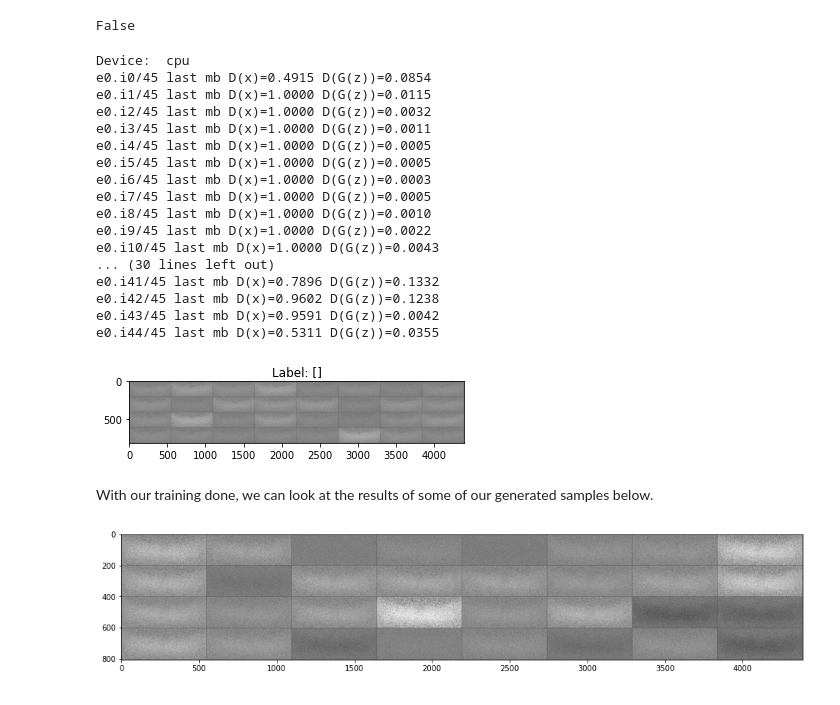
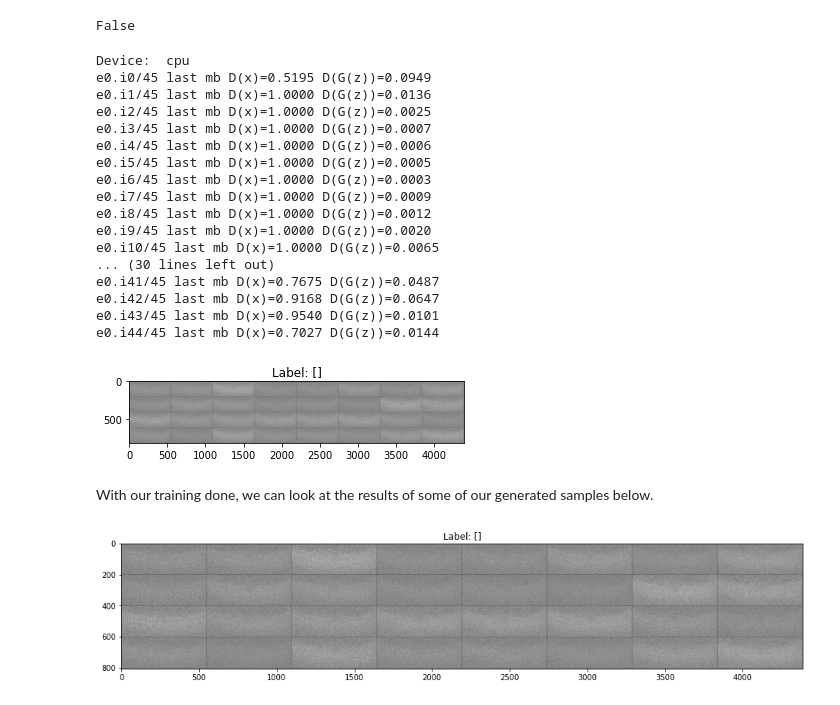
Before and after one commit to kaperoo/medical-image-synthesis, a Jupyter notebook: synthesis/GAN/GAN_walkthrough.ipynb, the cells around one changed output. Drawn from its saved outputs; the diff is of its cells as text; code cells hidden in the pictures.

Commit message:
made small changes to training loop

```diff
--- a/synthesis/GAN/GAN_walkthrough.ipynb
+++ b/synthesis/GAN/GAN_walkthrough.ipynb
@@ -319,15 +319,15 @@ collect_x_gen = []
 fixed_noise = torch.randn(32, 10000, device=device)
 fig = plt.figure() # keep updating this one
 plt.ion()
-it = iter(train_dl)
+epochs = 1
 
-for epoch in range(1): # no. of epochs
+for epoch in range(epochs): # no. of epochs
     ite = iter(train_dl)
     #print(len(dataloader))
     for i, data in enumerate(train_dl, 0): # Iterate through our dataloader to train on all our samples
 
         # STEP 1: Discriminator optimization step
-        x_real, _ = next(iter(train_dl))
+        x_real, _ = data
         x_real = x_real.to(device)
 
         # reset accumulated gradients from previous iteration
@@ -372,27 +372,27 @@ x_gen = G(fixed_noise)
 collect_x_gen.append(x_gen.detach().clone())
 # %% [output]
 Device:  cpu
-e0.i0/45 last mb D(x)=0.4915 D(G(z))=0.0854
-e0.i1/45 last mb D(x)=1.0000 D(G(z))=0.0115
-e0.i2/45 last mb D(x)=1.0000 D(G(z))=0.0032
-e0.i3/45 last mb D(x)=1.0000 D(G(z))=0.0011
-e0.i4/45 last mb D(x)=1.0000 D(G(z))=0.0005
+e0.i0/45 last mb D(x)=0.5195 D(G(z))=0.0949
+e0.i1/45 last mb D(x)=1.0000 D(G(z))=0.0136
+e0.i2/45 last mb D(x)=1.0000 D(G(z))=0.0025
+e0.i3/45 last mb D(x)=1.0000 D(G(z))=0.0007
+e0.i4/45 last mb D(x)=1.0000 D(G(z))=0.0006
 e0.i5/45 last mb D(x)=1.0000 D(G(z))=0.0005
 e0.i6/45 last mb D(x)=1.0000 D(G(z))=0.0003
-e0.i7/45 last mb D(x)=1.0000 D(G(z))=0.0005
-e0.i8/45 last mb D(x)=1.0000 D(G(z))=0.0010
-e0.i9/45 last mb D(x)=1.0000 D(G(z))=0.0022
-e0.i10/45 last mb D(x)=1.0000 D(G(z))=0.0043
+e0.i7/45 last mb D(x)=1.0000 D(G(z))=0.0009
+e0.i8/45 last mb D(x)=1.0000 D(G(z))=0.0012
+e0.i9/45 last mb D(x)=1.0000 D(G(z))=0.0020
+e0.i10/45 last mb D(x)=1.0000 D(G(z))=0.0065
 ... (30 lines left out)
-e0.i41/45 last mb D(x)=0.7896 D(G(z))=0.1332
-e0.i42/45 last mb D(x)=0.9602 D(G(z))=0.1238
-e0.i43/45 last mb D(x)=0.9591 D(G(z))=0.0042
-e0.i44/45 last mb D(x)=0.5311 D(G(z))=0.0355
+e0.i41/45 last mb D(x)=0.7675 D(G(z))=0.0487
+e0.i42/45 last mb D(x)=0.9168 D(G(z))=0.0647
+e0.i43/45 last mb D(x)=0.9540 D(G(z))=0.0101
+e0.i44/45 last mb D(x)=0.7027 D(G(z))=0.0144
 [figure]
 # %% [markdown]
 With our training done, we can look at the results of some of our generated samples below.
 # %%
 for x_gen in collect_x_gen:
-    show_imgs(x_gen)
+    show_imgs(x_gen,[])
 # %% [output]
-[figure, old version]
+[figure, new version]
```
Also changed, not shown: parts of 4 cells of this notebook.
